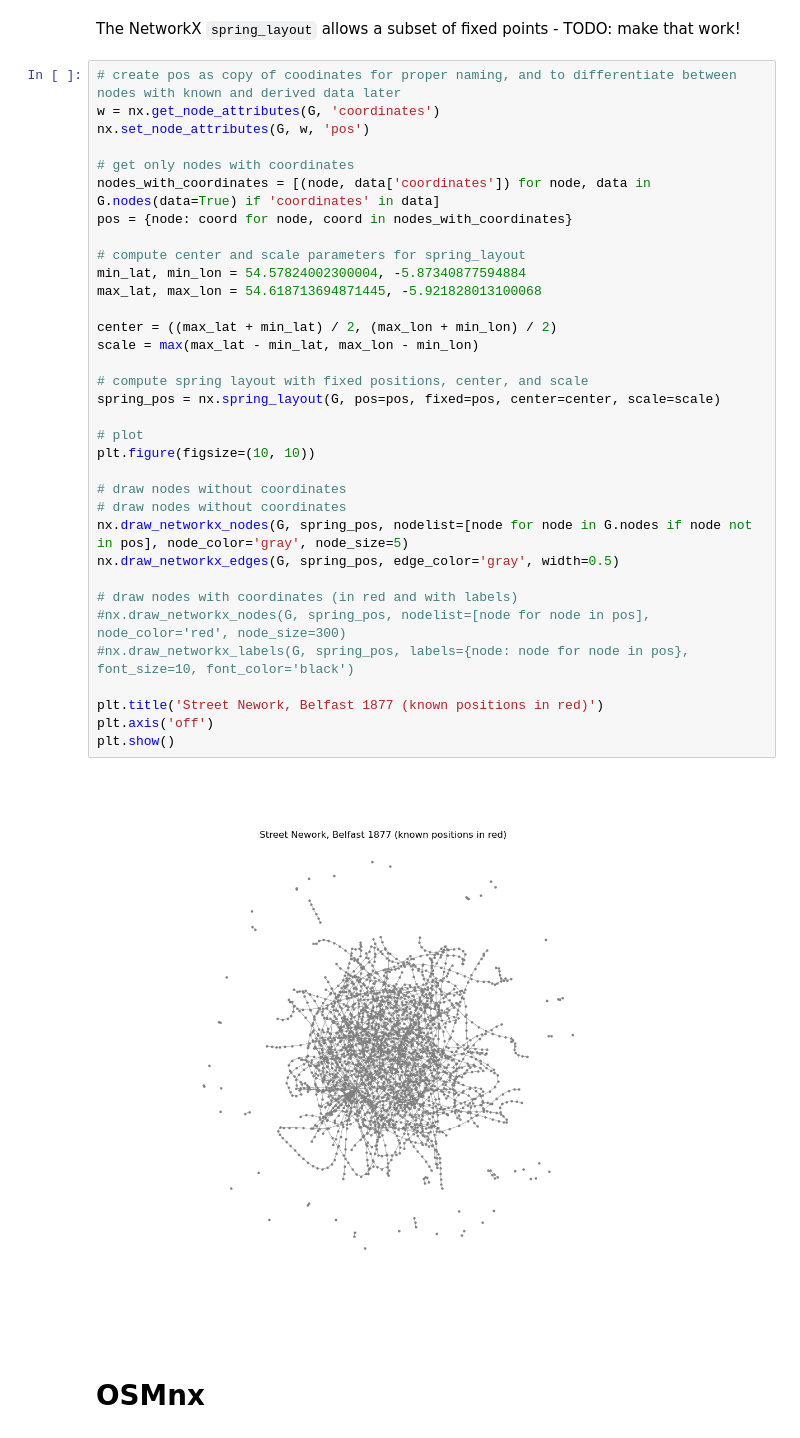
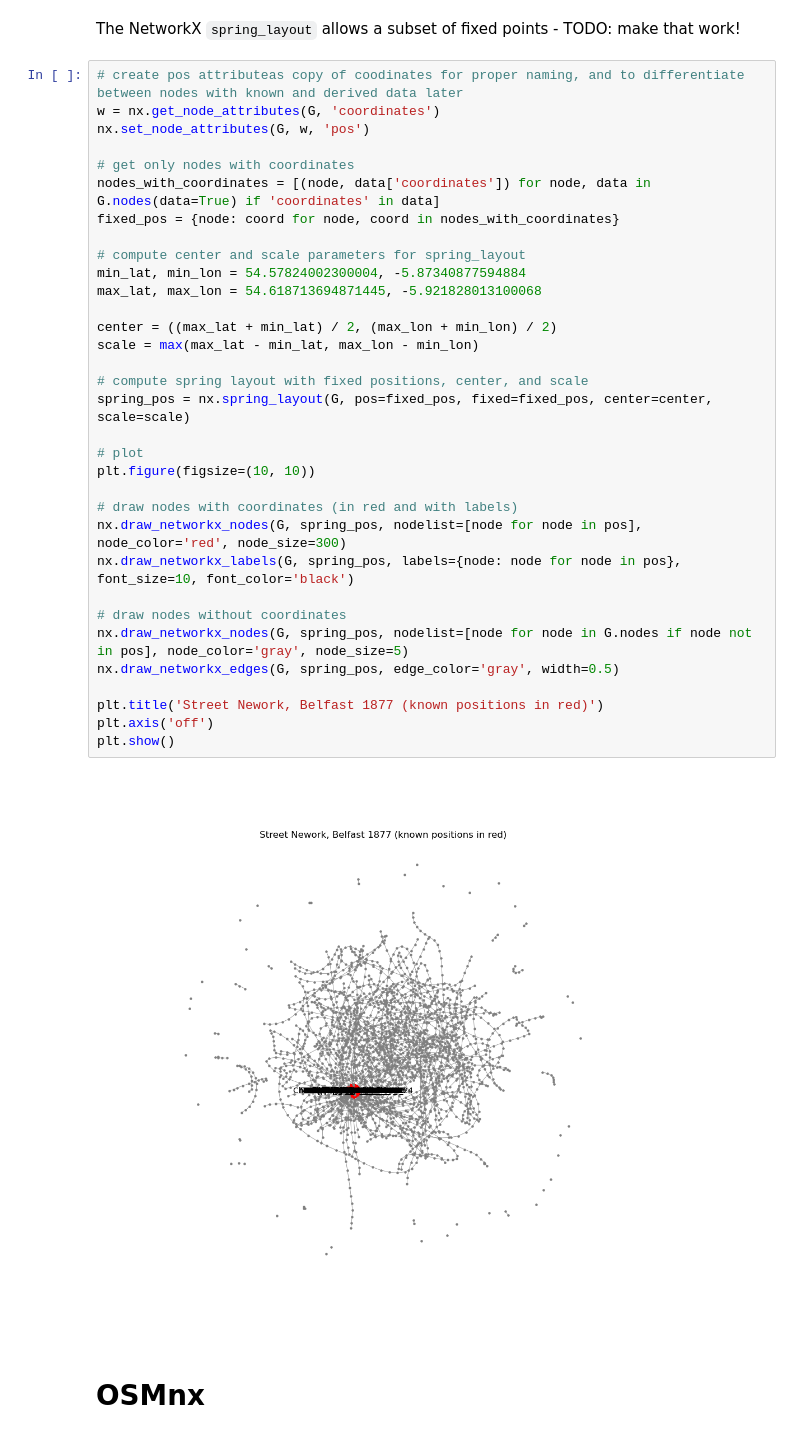
Before and after one commit to sian0x0/Map-Extinct-Addresses, a Jupyter notebook: ballymacarrett-extract.ipynb, the cells around one changed output. Drawn from its saved outputs; the diff is of its cells as text.

```diff
--- a/ballymacarrett-extract.ipynb
+++ b/ballymacarrett-extract.ipynb
@@ -766,40 +822,39 @@ plot_network(network, node_style=color_fixed_coord)
 # %% [markdown]
 The NetworkX `spring_layout` allows a subset of fixed points - TODO: make that work!
 # %%
-# create pos as copy of coodinates for proper naming, and to differentiate between nodes with known and derived data later
+# create pos attributeas copy of coodinates for proper naming, and to differentiate between nodes with known and derived data later
 w = nx.get_node_attributes(G, 'coordinates')
 nx.set_node_attributes(G, w, 'pos')
 
 # get only nodes with coordinates
 nodes_with_coordinates = [(node, data['coordinates']) for node, data in G.nodes(data=True) if 'coordinates' in data]
-pos = {node: coord for node, coord in nodes_with_coordinates}
+fixed_pos = {node: coord for node, coord in nodes_with_coordinates}
 
 # compute center and scale parameters for spring_layout
 min_lat, min_lon = 54.57824002300004, -5.87340877594884
 max_lat, max_lon = 54.618713694871445, -5.921828013100068
 
 center = ((max_lat + min_lat) / 2, (max_lon + min_lon) / 2)
 scale = max(max_lat - min_lat, max_lon - min_lon)
 
 # compute spring layout with fixed positions, center, and scale
-spring_pos = nx.spring_layout(G, pos=pos, fixed=pos, center=center, scale=scale)
+spring_pos = nx.spring_layout(G, pos=fixed_pos, fixed=fixed_pos, center=center, scale=scale)
 
 # plot
 plt.figure(figsize=(10, 10))
 
-# draw nodes without coordinates
+# draw nodes with coordinates (in red and with labels)
+nx.draw_networkx_nodes(G, spring_pos, nodelist=[node for node in pos], node_color='red', node_size=300)
+nx.draw_networkx_labels(G, spring_pos, labels={node: node for node in pos}, font_size=10, font_color='black')
+
 # draw nodes without coordinates
 nx.draw_networkx_nodes(G, spring_pos, nodelist=[node for node in G.nodes if node not in pos], node_color='gray', node_size=5)
 nx.draw_networkx_edges(G, spring_pos, edge_color='gray', width=0.5)
 
-# draw nodes with coordinates (in red and with labels)
-#nx.draw_networkx_nodes(G, spring_pos, nodelist=[node for node in pos], node_color='red', node_size=300)
-#nx.draw_networkx_labels(G, spring_pos, labels={node: node for node in pos}, font_size=10, font_color='black')
-
 plt.title('Street Nework, Belfast 1877 (known positions in red)')
 plt.axis('off')
 plt.show()
 # %% [output]
-[figure, old version]
+[figure, new version]
 # %% [markdown]
 # OSMnx
```
Also changed, not shown: parts of 17 cells of this notebook.
